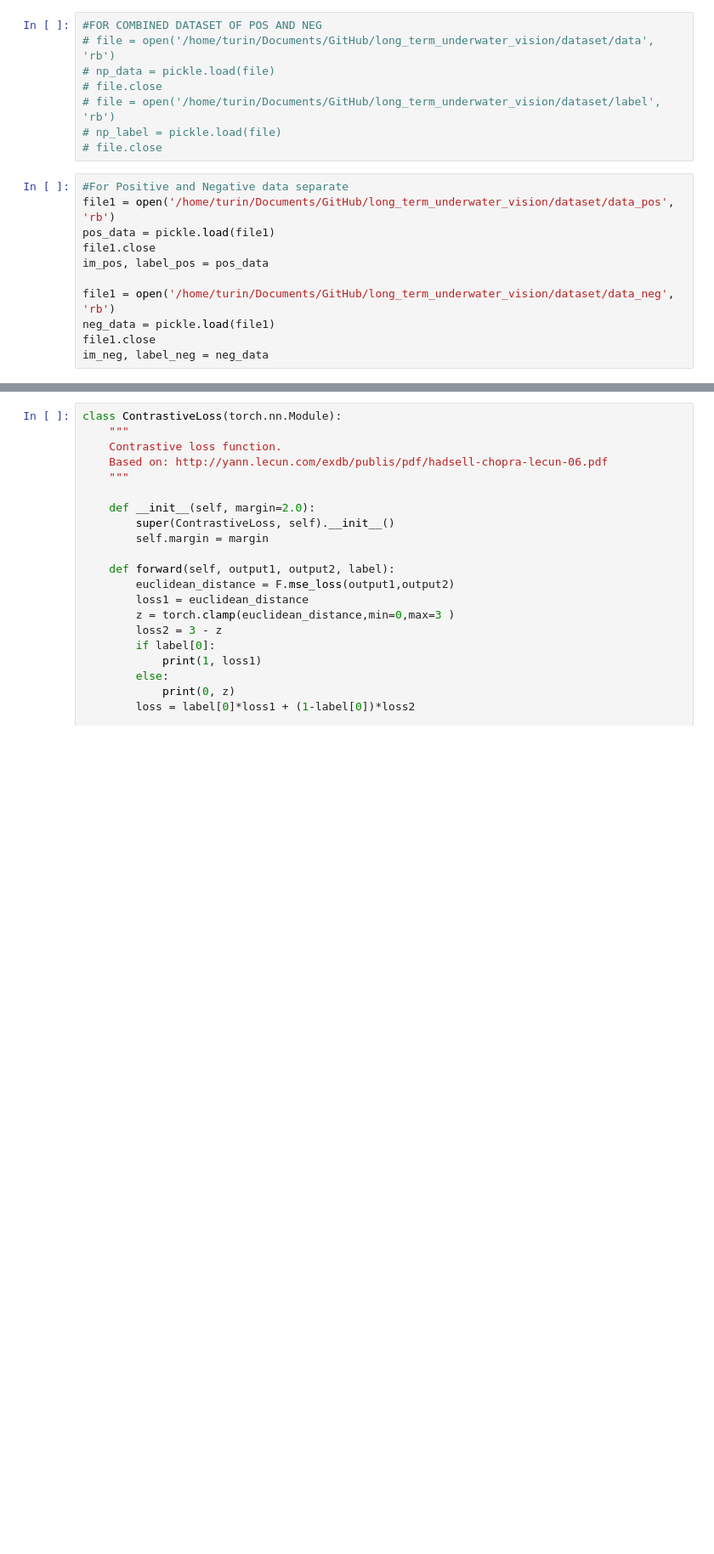
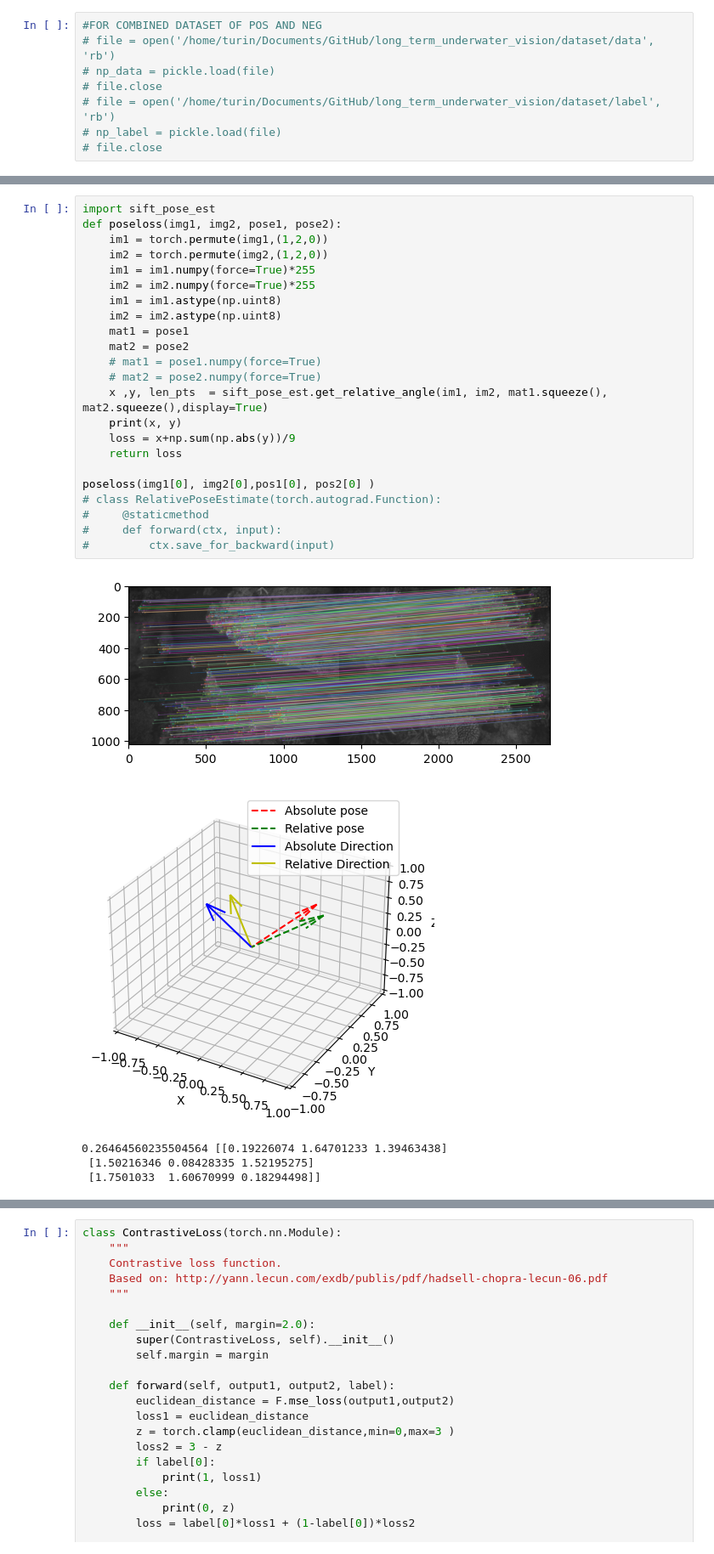
Before and after one commit to ashiqulalamkhan/long_term_underwater_vision, a Jupyter notebook: model/custom_dataset.ipynb, the cells around one changed output, grey strips where cells are left out. Shown: that part at 85% size. Cells and saved outputs as stored; diff of their text form; blank space fills up the shorter version.

```diff
--- a/model/custom_dataset.ipynb
+++ b/model/custom_dataset.ipynb
@@ -26,15 +28,4 @@ from torchvision import transforms
 # file = open('/home/turin/Documents/GitHub/long_term_underwater_vision/dataset/label', 'rb')
 # np_label = pickle.load(file)
 # file.close
-# %%
-#For Positive and Negative data separate
-file1 = open('/home/turin/Documents/GitHub/long_term_underwater_vision/dataset/data_pos', 'rb')
-pos_data = pickle.load(file1)
-file1.close
-im_pos, label_pos = pos_data
-
-file1 = open('/home/turin/Documents/GitHub/long_term_underwater_vision/dataset/data_neg', 'rb')
-neg_data = pickle.load(file1)
-file1.close
-im_neg, label_neg = neg_data
 # %%
@@ -90,0 +88,29 @@ label[:][0], label[:][1][0]
+# %%
+import sift_pose_est
+def poseloss(img1, img2, pose1, pose2):
+    im1 = torch.permute(img1,(1,2,0))
+    im2 = torch.permute(img2,(1,2,0))
+    im1 = im1.numpy(force=True)*255
+    im2 = im2.numpy(force=True)*255
+    im1 = im1.astype(np.uint8)
+    im2 = im2.astype(np.uint8)
+    mat1 = pose1
+    mat2 = pose2
+    # mat1 = pose1.numpy(force=True)
+    # mat2 = pose2.numpy(force=True)
+    x ,y, len_pts  = sift_pose_est.get_relative_angle(im1, im2, mat1.squeeze(), mat2.squeeze(),display=True)
+    print(x, y)
+    loss = x+np.sum(np.abs(y))/9
+    return loss
+
+poseloss(img1[0], img2[0],pos1[0], pos2[0] )
+# class RelativePoseEstimate(torch.autograd.Function):
+#     @staticmethod
+#     def forward(ctx, input):
+#         ctx.save_for_backward(input)
+# %% [output]
+[figure, added]
+[figure, added]
+0.26464560235504564 [[0.19226074 1.64701233 1.39463438]
+ [1.50216346 0.08428335 1.52195275]
+ [1.7501033  1.60670999 0.18294498]]
```
Also changed, not shown: parts of 20 cells of this notebook, 17 other files.
